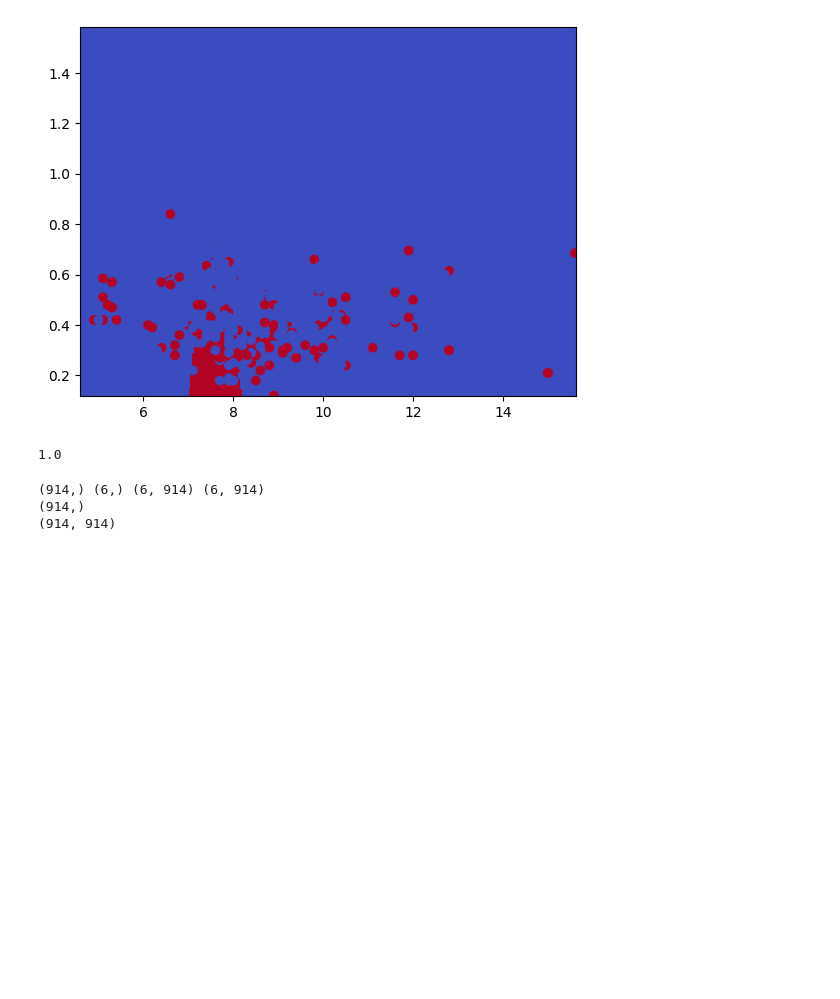
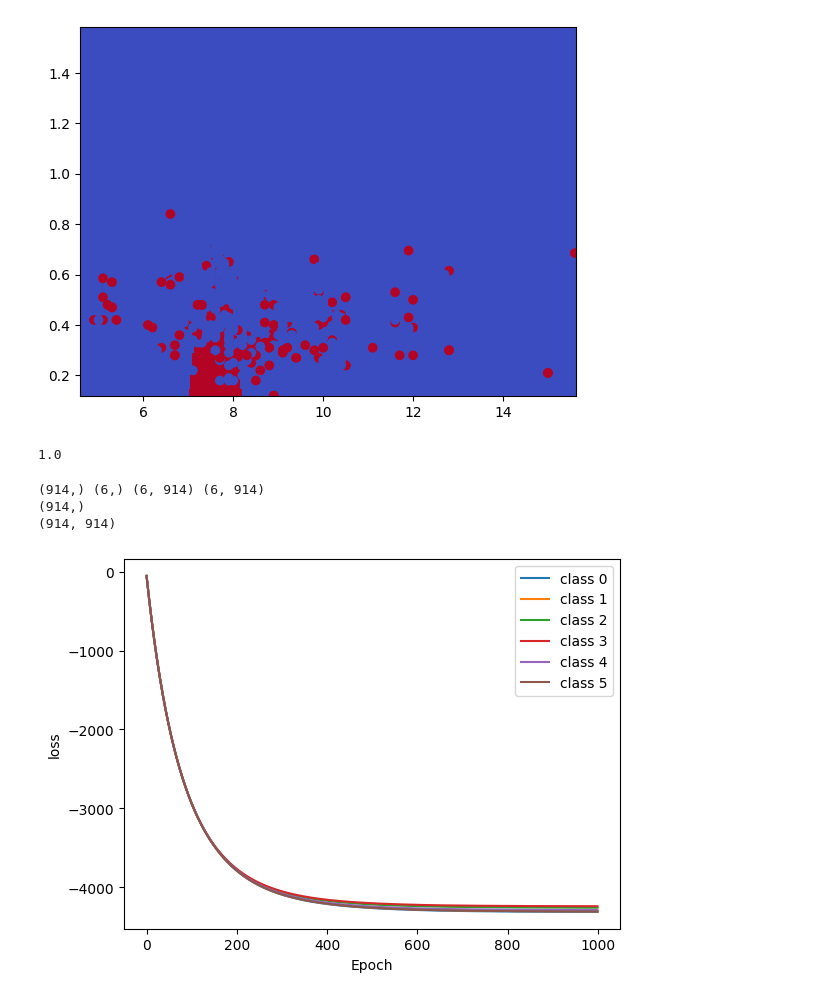
Before and after one commit to gitbhusalhubpramish/wine-quality-svm-kernel, a Jupyter notebook: notebookdbac78a3d6.ipynb, the cells around one changed output. Drawn from its saved outputs; the diff is of its cells as text; code cells hidden in the pictures; blank space fills up the shorter version.

```diff
--- a/notebookdbac78a3d6.ipynb
+++ b/notebookdbac78a3d6.ipynb
@@ -226,11 +226,16 @@ def multitrain(epoch, lr=0.01):
     # return ac
 # %%
 A,losses = multitrain(1000)
-# plt.plot(losses)
-# plt.xlabel("Epoch")
-# plt.ylabel("loss")
-# plt.show()
+losses = cp.asnumpy(cp.stack(losses))
+for i in range(6):
+    plt.plot(losses[:,i], label=f"class {i}")
+
+plt.xlabel("Epoch")
+plt.ylabel("loss")
+plt.legend()
+plt.show()
 # %% [output]
 (914,) (6,) (6, 914) (6, 914)
 (914,)
 (914, 914)
+[figure, added]
```
